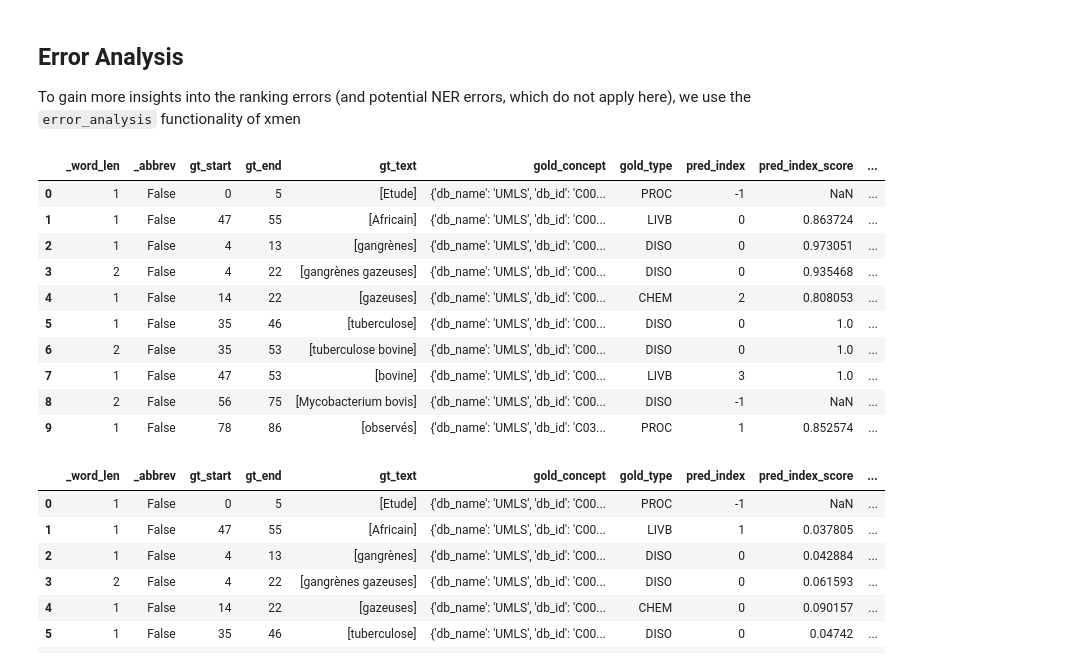
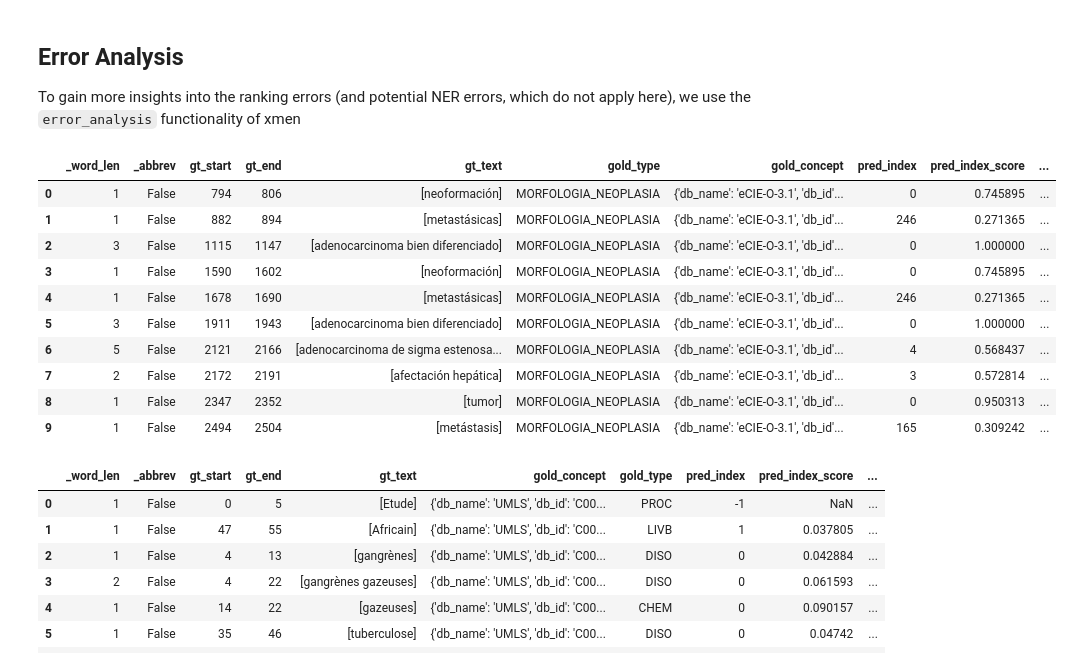
Before and after one commit to DaniPerezCespedes/xmen, a Jupyter notebook: notebooks/00_Getting_Started_Cantemist.ipynb, the cells around one changed output. Cells and saved outputs as stored; diff of their text form; code cells hidden in the pictures.

```diff
--- a/notebooks/00_Getting_Started_Cantemist.ipynb
+++ b/notebooks/00_Getting_Started_Cantemist.ipynb
@@ -213,19 +317,16 @@ from xmen.evaluation import error_analysis
 # %%
-# Before re-ranking
-ea_df = error_analysis(dataset['test'], candidates['test'], tasks=['nen'])
-ea_df.head(10)
 # %% [output]
-|  | _word_len | _abbrev | gt_start | gt_end | gt_text | gold_concept | gold_type | pred_index | pred_index_score | ... |
-| 0 | 1 | False | 0 | 5 | [Etude] | {'db_name': 'UMLS', 'db_id': 'C00... | PROC | -1 | NaN | ... |
-| 1 | 1 | False | 47 | 55 | [Africain] | {'db_name': 'UMLS', 'db_id': 'C00... | LIVB | 0 | 0.863724 | ... |
-| 2 | 1 | False | 4 | 13 | [gangrènes] | {'db_name': 'UMLS', 'db_id': 'C00... | DISO | 0 | 0.973051 | ... |
-| 3 | 2 | False | 4 | 22 | [gangrènes gazeuses] | {'db_name': 'UMLS', 'db_id': 'C00... | DISO | 0 | 0.935468 | ... |
-| 4 | 1 | False | 14 | 22 | [gazeuses] | {'db_name': 'UMLS', 'db_id': 'C00... | CHEM | 2 | 0.808053 | ... |
-| 5 | 1 | False | 35 | 46 | [tuberculose] | {'db_name': 'UMLS', 'db_id': 'C00... | DISO | 0 | 1.0 | ... |
-| 6 | 2 | False | 35 | 53 | [tuberculose bovine] | {'db_name': 'UMLS', 'db_id': 'C00... | DISO | 0 | 1.0 | ... |
-| 7 | 1 | False | 47 | 53 | [bovine] | {'db_name': 'UMLS', 'db_id': 'C00... | LIVB | 3 | 1.0 | ... |
-| 8 | 2 | False | 56 | 75 | [Mycobacterium bovis] | {'db_name': 'UMLS', 'db_id': 'C00... | DISO | -1 | NaN | ... |
-| 9 | 1 | False | 78 | 86 | [observés] | {'db_name': 'UMLS', 'db_id': 'C03... | PROC | 1 | 0.852574 | ... |
+|  | _word_len | _abbrev | gt_start | gt_end | gt_text | gold_type | gold_concept | pred_index | pred_index_score | ... |
+| 0 | 1 | False | 794 | 806 | [neoformación] | MORFOLOGIA_NEOPLASIA | {'db_name': 'eCIE-O-3.1', 'db_id'... | 0 | 0.745895 | ... |
+| 1 | 1 | False | 882 | 894 | [metastásicas] | MORFOLOGIA_NEOPLASIA | {'db_name': 'eCIE-O-3.1', 'db_id'... | 246 | 0.271365 | ... |
+| 2 | 3 | False | 1115 | 1147 | [adenocarcinoma bien diferenciado] | MORFOLOGIA_NEOPLASIA | {'db_name': 'eCIE-O-3.1', 'db_id'... | 0 | 1.000000 | ... |
+| 3 | 1 | False | 1590 | 1602 | [neoformación] | MORFOLOGIA_NEOPLASIA | {'db_name': 'eCIE-O-3.1', 'db_id'... | 0 | 0.745895 | ... |
+| 4 | 1 | False | 1678 | 1690 | [metastásicas] | MORFOLOGIA_NEOPLASIA | {'db_name': 'eCIE-O-3.1', 'db_id'... | 246 | 0.271365 | ... |
+| 5 | 3 | False | 1911 | 1943 | [adenocarcinoma bien diferenciado] | MORFOLOGIA_NEOPLASIA | {'db_name': 'eCIE-O-3.1', 'db_id'... | 0 | 1.000000 | ... |
+| 6 | 5 | False | 2121 | 2166 | [adenocarcinoma de sigma estenosa... | MORFOLOGIA_NEOPLASIA | {'db_name': 'eCIE-O-3.1', 'db_id'... | 4 | 0.568437 | ... |
+| 7 | 2 | False | 2172 | 2191 | [afectación hepática] | MORFOLOGIA_NEOPLASIA | {'db_name': 'eCIE-O-3.1', 'db_id'... | 3 | 0.572814 | ... |
+| 8 | 1 | False | 2347 | 2352 | [tumor] | MORFOLOGIA_NEOPLASIA | {'db_name': 'eCIE-O-3.1', 'db_id'... | 0 | 0.950313 | ... |
+| 9 | 1 | False | 2494 | 2504 | [metástasis] | MORFOLOGIA_NEOPLASIA | {'db_name': 'eCIE-O-3.1', 'db_id'... | 165 | 0.309242 | ... |
 # %%
 # After Re-Ranking
 ea_df = error_analysis(dataset['test'], prediction_fs, tasks=['nen'])
```
Also changed, not shown: parts of 38 cells of this notebook, 27 other files.
